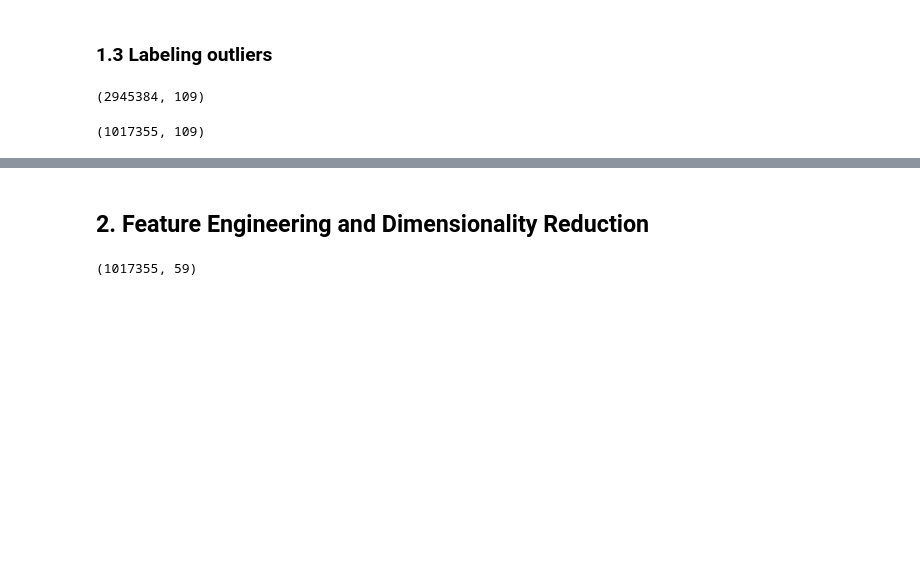
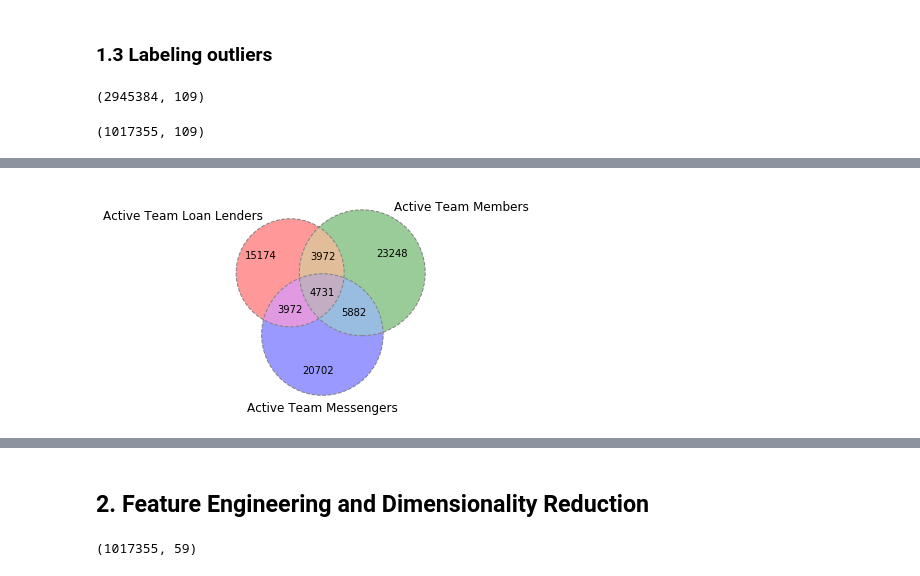
Before and after one commit to liyouzhang/Lender_Segmentations_Kiva, a Jupyter notebook: normal_drop_both_Kmeans.ipynb, the cells around one changed output, grey strips where cells are left out. Cells and saved outputs as stored; diff of their text form; code cells hidden in the pictures; blank space fills up the shorter version.

```diff
--- a/normal_drop_both_Kmeans.ipynb
+++ b/normal_drop_both_Kmeans.ipynb
@@ -58,0 +77,4 @@ normal.shape
+# %%
+plot_venn_3(29547,37833,36985,8703,10401,10613,4731,'Active Team Loan Lenders',"Active Team Members",'Active Team Messengers')
+# %% [output]
+[figure, added]
```
Also changed, not shown: parts of 25 cells of this notebook, 3 other files.
